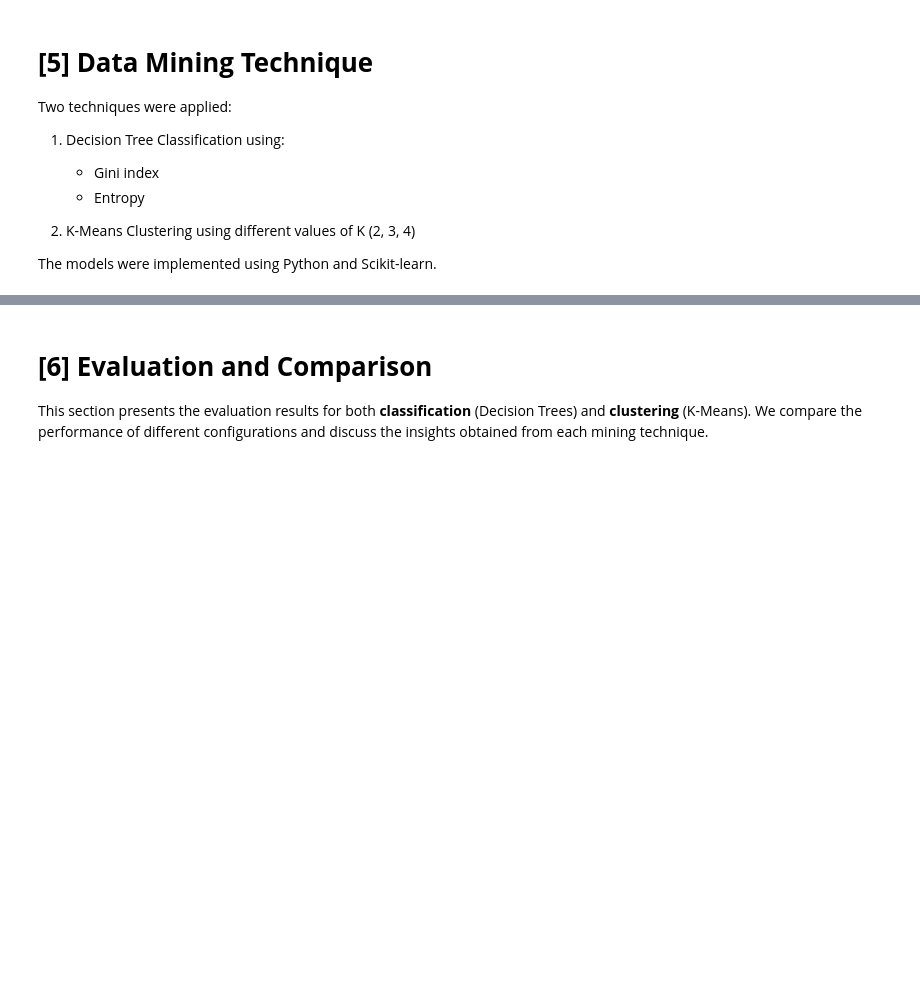
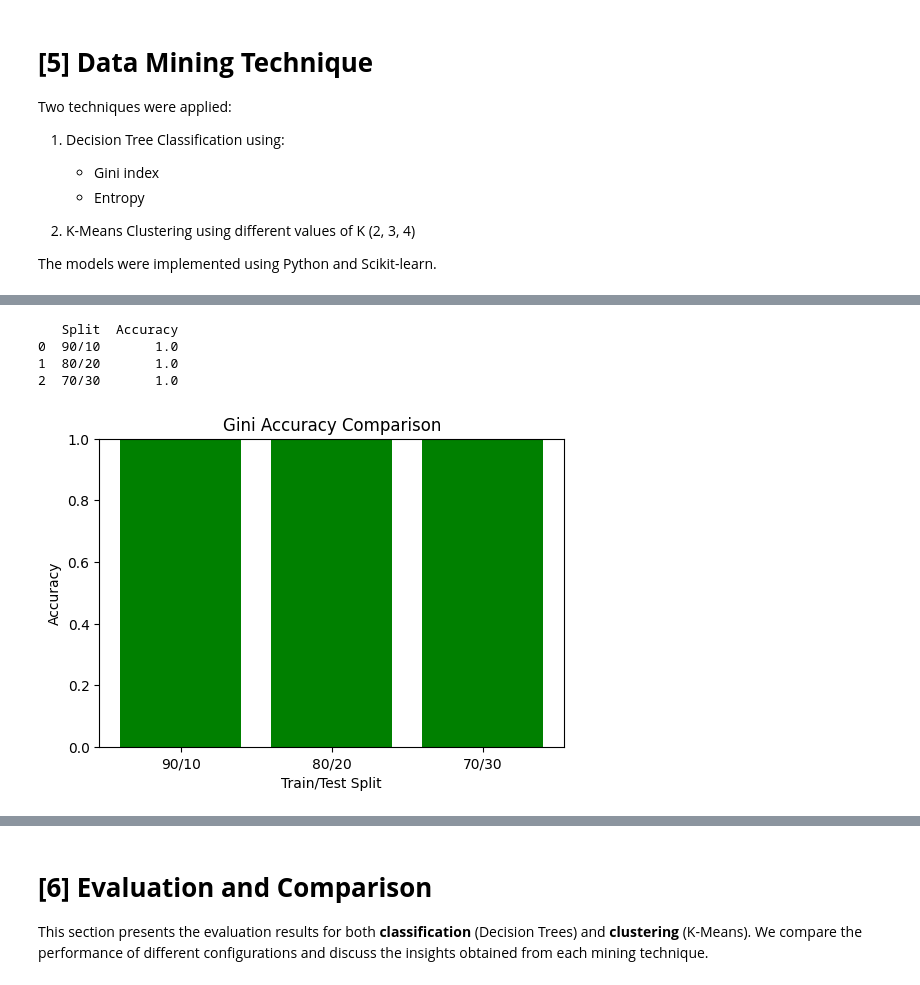
Before and after one commit to hind190/Data-Mining-Project-, a Jupyter notebook: Phase3.ipynb, the cells around one changed output, grey strips where cells are left out. Drawn from its saved outputs; the diff is of its cells as text; code cells hidden in the pictures; blank space fills up the shorter version.

```diff
--- a/Phase3.ipynb
+++ b/Phase3.ipynb
@@ -61,0 +154,22 @@ The models were implemented using Python and Scikit-learn.
+# %%
+results = pd.DataFrame({
+    "Split": ["90/10", "80/20", "70/30"],
+    "Accuracy": [acc_90, acc_80, acc_70]
+})
+
+print(results)
+# %% [output]
+   Split  Accuracy
+0  90/10       1.0
+1  80/20       1.0
+2  70/30       1.0
+# %%
+plt.figure(figsize=(6,4))
+plt.bar(results["Split"], results["Accuracy"], color="green")
+plt.title("Gini Accuracy Comparison")
+plt.xlabel("Train/Test Split")
+plt.ylabel("Accuracy")
+plt.ylim(0,1)
+plt.show()
+# %% [output]
+[figure, added]
```
Also changed, not shown: parts of 29 cells of this notebook.
